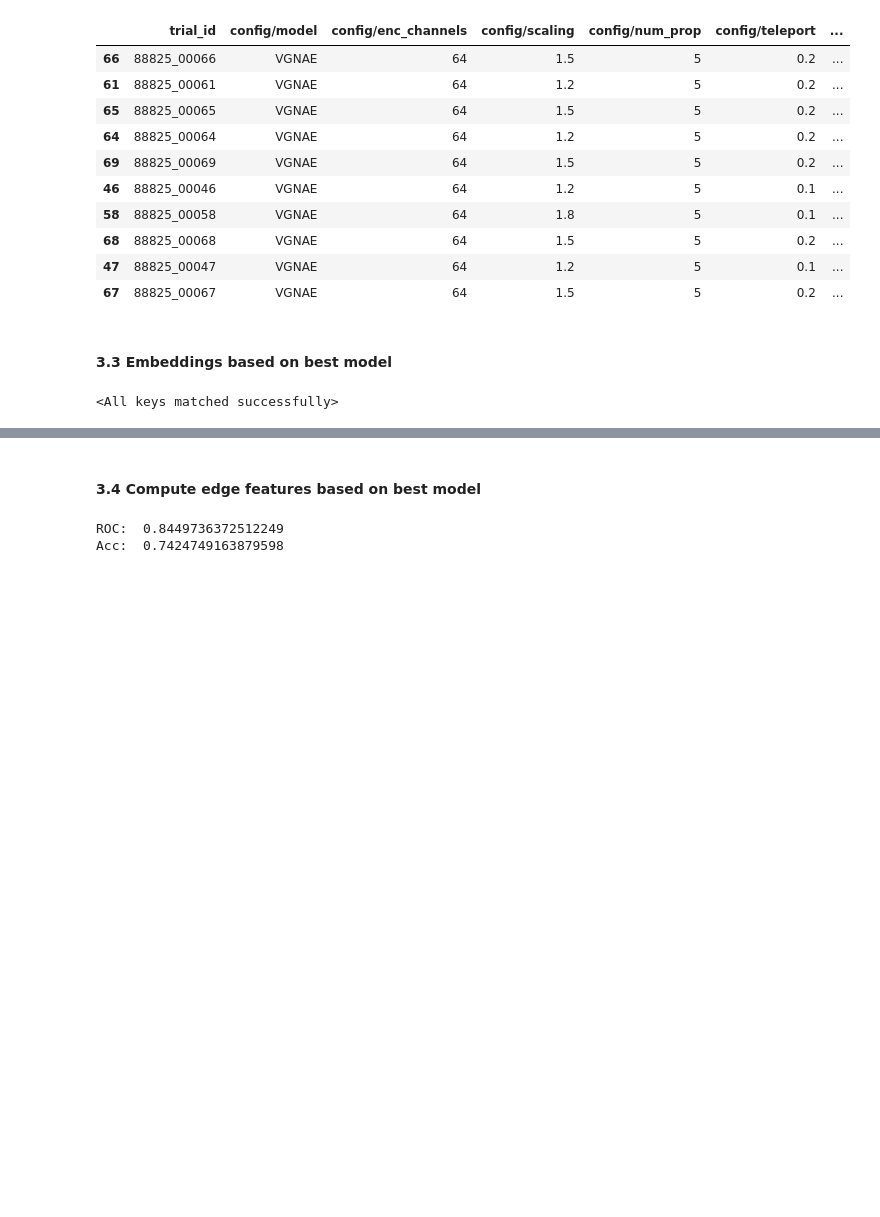
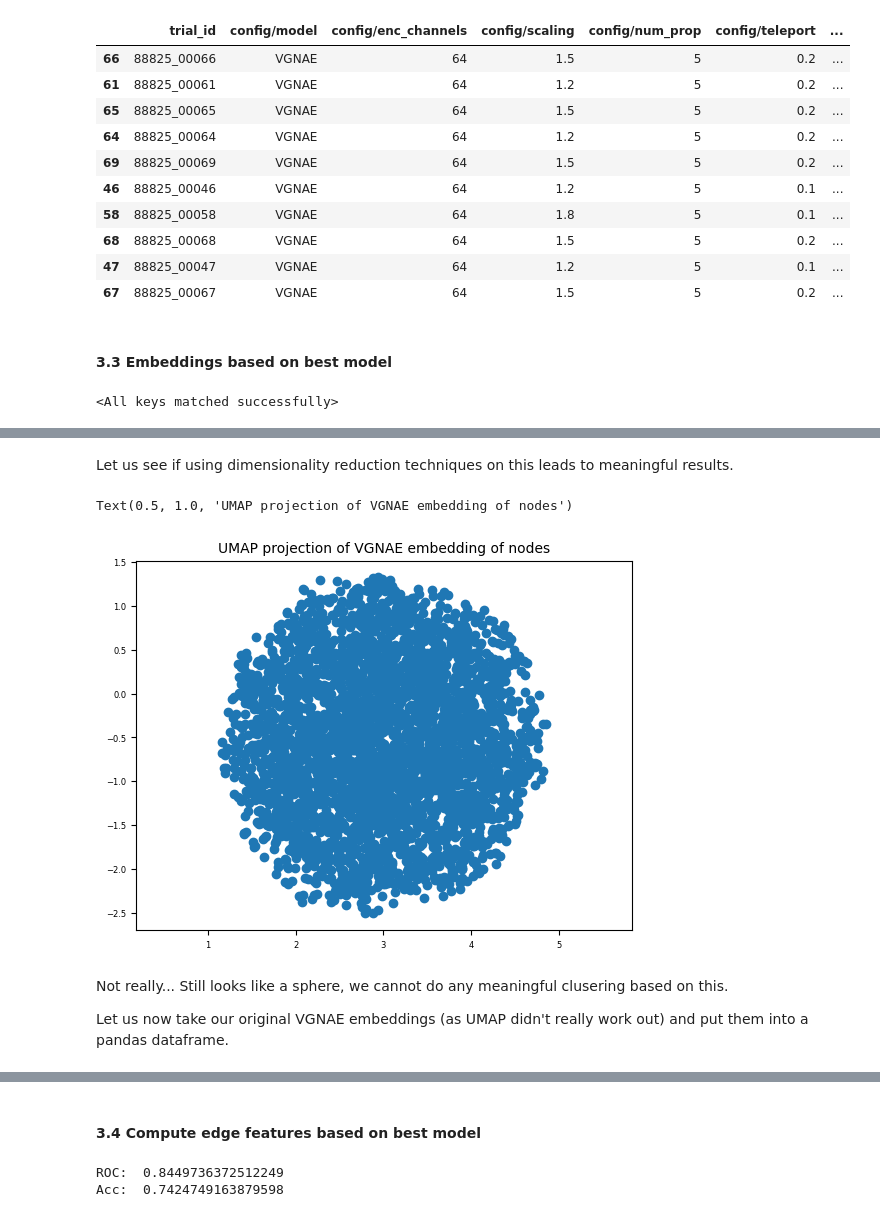
Before and after one commit to lassefschmidt/Network-Science_Challenge, a Jupyter notebook: 1_Node Embedding_VGNAE.ipynb, the cells around one changed output, grey strips where cells are left out. Drawn from its saved outputs; the diff is of its cells as text; code cells hidden in the pictures; blank space fills up the shorter version.

Commit message:
tried umap on VGNAE embeddings (didn't work)

```diff
--- a/1_Node Embedding_VGNAE.ipynb
+++ b/1_Node Embedding_VGNAE.ipynb
@@ -218,0 +219,2 @@ Text(0.5, 1.0, 'VGNAE projection (first 2 dim) of nodes')
+# %% [markdown]
+Let us see if using dimensionality reduction techniques on this leads to meaningful results.
@@ -219,2 +228,24 @@ Text(0.5, 1.0, 'VGNAE projection (first 2 dim) of nodes')
+# %%
+# create umap embedding of nodes
+reducer = umap.UMAP(metric = "cosine",
+                    n_neighbors=15,
+                    min_dist=0.1,
+                    n_components=3).fit(embedding)
+
+umap_emb = reducer.transform(embedding)
+# %%
+# plot umap embedding
+plt.scatter(
+    umap_emb[:, 0],
+    umap_emb[:, 1])
+plt.gca().set_aspect('equal', 'datalim')
+plt.title('UMAP projection of VGNAE embedding of nodes')
+# %% [output]
+Text(0.5, 1.0, 'UMAP projection of VGNAE embedding of nodes')
+[figure, added]
+# %% [markdown]
+Not really... Still looks like a sphere, we cannot do any meaningful clusering based on this.
+
+Let us now take our original VGNAE embeddings (as UMAP didn't really work out) and put them into a pandas dataframe.
 # %%
 node_emb = pd.DataFrame(embedding).rename(columns = {val: f"x{val+1}" for val in range(embedding.shape[1])})
```
Also changed, not shown: parts of 4 cells of this notebook.
